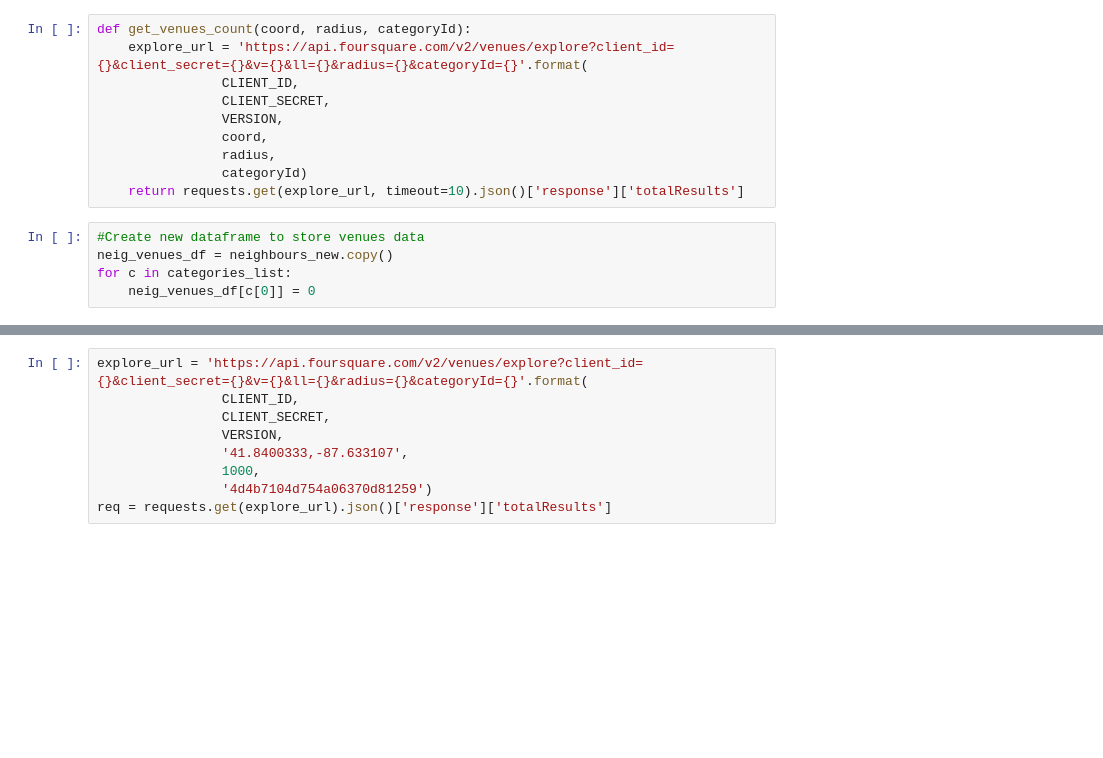
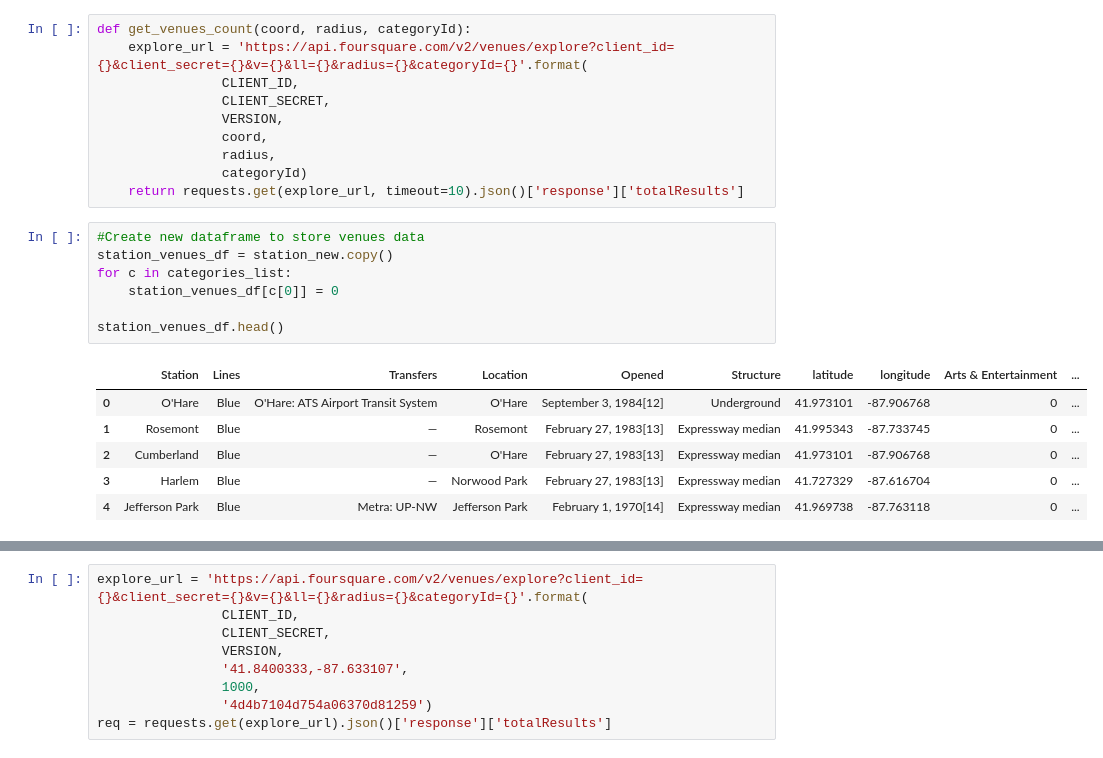
Before and after one commit to noiseorigin/ibm-data-science-capstone, a Jupyter notebook: Data Analysis of Chciago Metro stations.ipynb, the cells around one changed output, grey strips where cells are left out. Saved outputs shown, nothing was run; the diff lists cells and outputs as text; blank space fills up the shorter version.

```diff
--- a/Data Analysis of Chciago Metro stations.ipynb
+++ b/Data Analysis of Chciago Metro stations.ipynb
@@ -285,8 +285,17 @@ def get_venues_count(coord, radius, categoryId):
     return requests.get(explore_url, timeout=10).json()['response']['totalResults']
 # %%
 #Create new dataframe to store venues data
-neig_venues_df = neighbours_new.copy()
+station_venues_df = station_new.copy()
 for c in categories_list:
-    neig_venues_df[c[0]] = 0
+    station_venues_df[c[0]] = 0
+
+station_venues_df.head()
+# %% [output]
+|  | Station | Lines | Transfers | Location | Opened | Structure | latitude | longitude | Arts & Entertainment | ... |
+| 0 | O'Hare | Blue | O'Hare: ATS Airport Transit System | O'Hare | September 3, 1984[12] | Underground | 41.973101 | -87.906768 | 0 | ... |
+| 1 | Rosemont | Blue | — | Rosemont | February 27, 1983[13] | Expressway median | 41.995343 | -87.733745 | 0 | ... |
+| 2 | Cumberland | Blue | — | O'Hare | February 27, 1983[13] | Expressway median | 41.973101 | -87.906768 | 0 | ... |
+| 3 | Harlem | Blue | — | Norwood Park | February 27, 1983[13] | Expressway median | 41.727329 | -87.616704 | 0 | ... |
+| 4 | Jefferson Park | Blue | Metra: UP-NW | Jefferson Park | February 1, 1970[14] | Expressway median | 41.969738 | -87.763118 | 0 | ... |
 # %%
 #Request number of venues, store result as CSV
```
Also changed, not shown: parts of 2 cells of this notebook, 1 other file.
